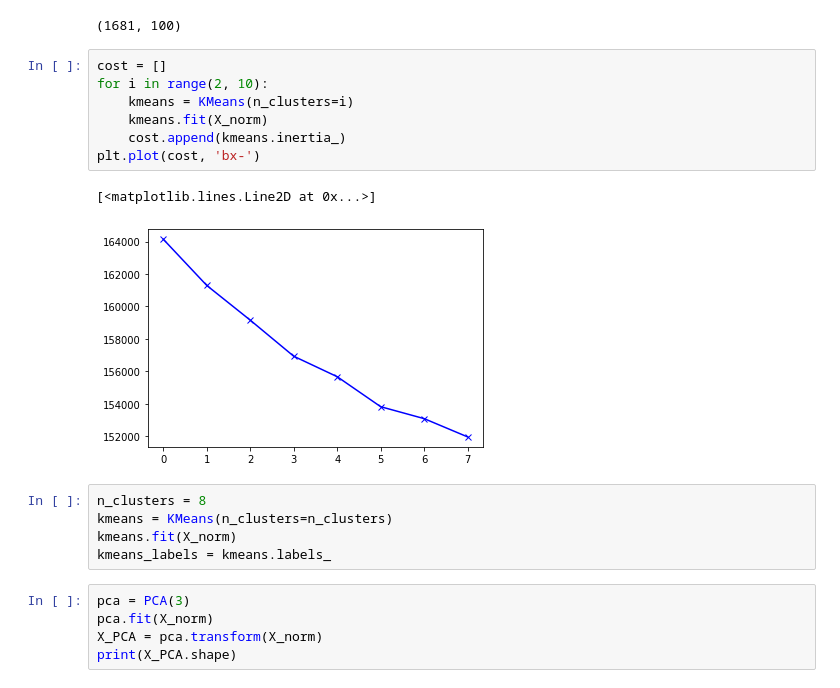
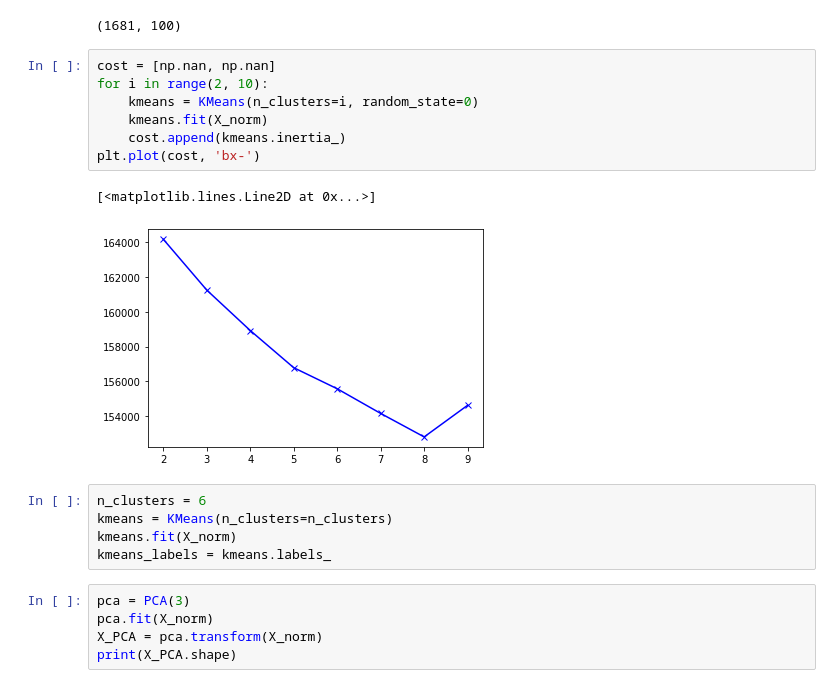
Before and after one commit to fatemehkarimi/movie-text-analys, a Jupyter notebook: src/movie-text-analyze.ipynb, the cells around one changed output. Cells and saved outputs as stored; diff of their text form.

Commit message:
change number of clusters

```diff
--- a/src/movie-text-analyze.ipynb
+++ b/src/movie-text-analyze.ipynb
@@ -122,17 +122,17 @@ print(X_norm.shape)
 # %% [output]
 (1681, 100)
 # %%
-cost = []
+cost = [np.nan, np.nan]
 for i in range(2, 10):
-    kmeans = KMeans(n_clusters=i)
+    kmeans = KMeans(n_clusters=i, random_state=0)
     kmeans.fit(X_norm)
     cost.append(kmeans.inertia_)
 plt.plot(cost, 'bx-')
 # %% [output]
 [<matplotlib.lines.Line2D at 0x...>]
-[figure, old version]
+[figure, new version]
 # %%
-n_clusters = 8
+n_clusters = 6
 kmeans = KMeans(n_clusters=n_clusters)
 kmeans.fit(X_norm)
 kmeans_labels = kmeans.labels_
```
Also changed, not shown: parts of 6 cells of this notebook.
